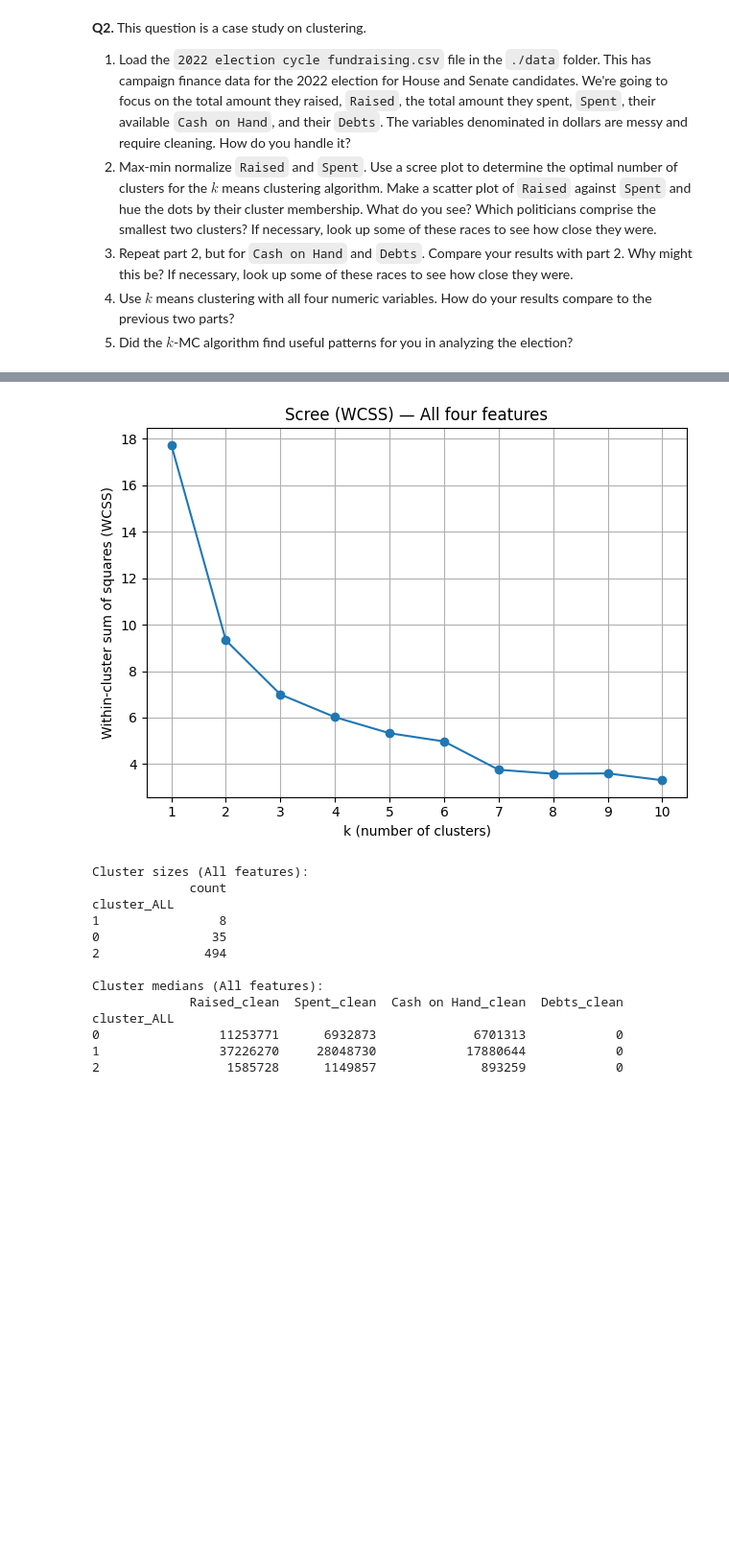
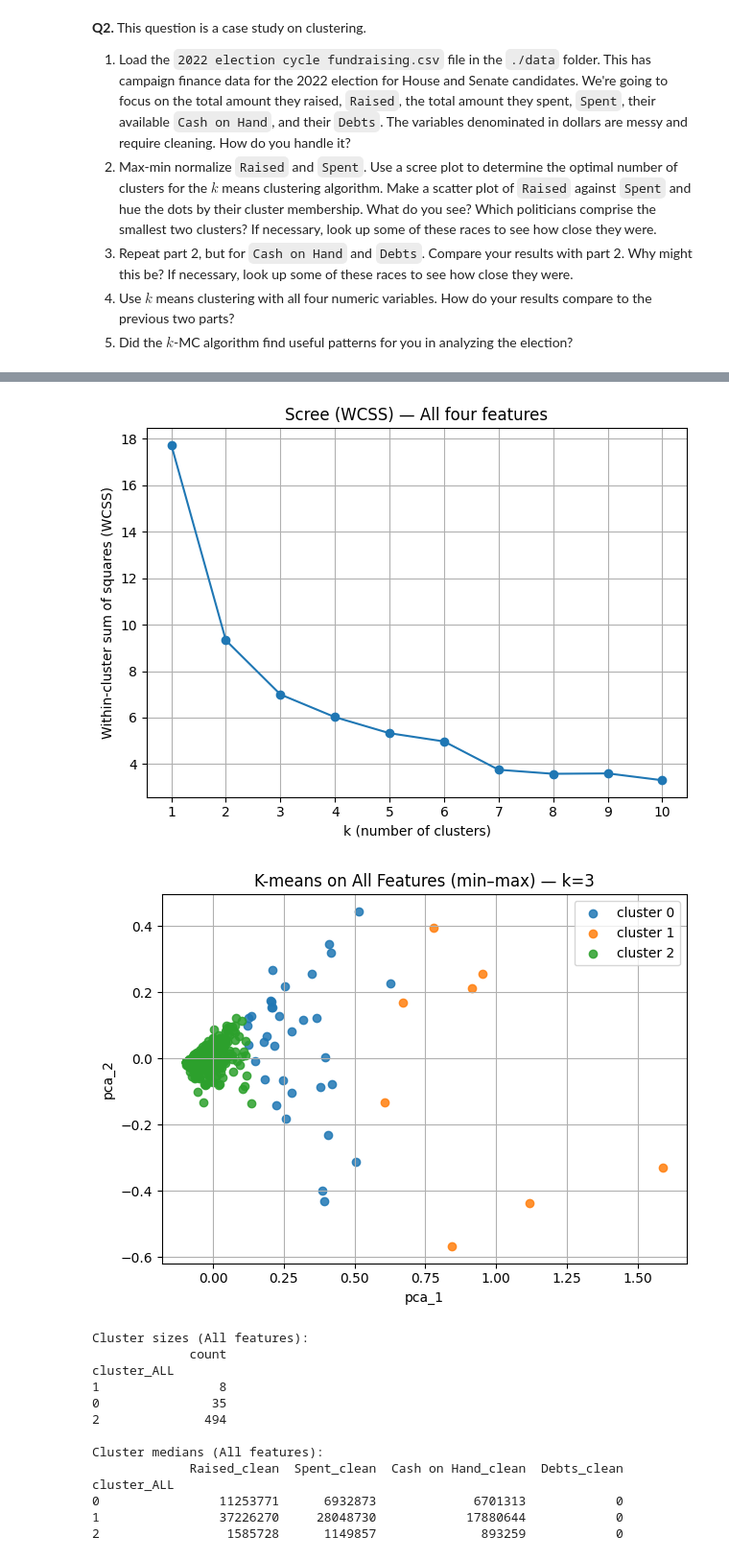
Before and after one commit to shawnmalik1/clustering_assignment, a Jupyter notebook: assignment_clustering.ipynb, the cells around one changed output, grey strips where cells are left out. Shown at 96% size. Cells and saved outputs as stored; diff of their text form; code cells hidden in the pictures; blank space fills up the shorter version.

Commit message:
update k-means plot

```diff
--- a/assignment_clustering.ipynb
+++ b/assignment_clustering.ipynb
@@ -135,6 +135,7 @@ import pandas as pd
 import matplotlib.pyplot as plt
 from sklearn.cluster import KMeans, MiniBatchKMeans
 from sklearn.preprocessing import MinMaxScaler
+from sklearn.decomposition import PCA
 
 path = "./data/2022 election cycle fundraising.csv"
 df = pd.read_csv(path, encoding="utf-8", low_memory=False)
@@ -274,6 +275,11 @@ plot_scree(wcss_all, k_range, "Scree (WCSS) — All four features")
 
 km_all = MiniBatchKMeans(n_clusters=k_all, n_init=10, max_iter=200, batch_size=2048, random_state=123)
 all_df["cluster_ALL"] = km_all.fit_predict(X_all)
+plot_clusters(
+    all_df.assign(pca_1=PCA(n_components=2).fit_transform(X_all)[:,0],
+                  pca_2=PCA(n_components=2).fit_transform(X_all)[:,1]),
+    "pca_1", "pca_2", all_df["cluster_ALL"], k_all, "K-means on All Features (min–max)"
+)
 
 print("Cluster sizes (All features):")
 print(all_df["cluster_ALL"].value_counts().sort_values(ascending=True).to_frame("count"))
@@ -298,33 +304,34 @@ Members of the two smallest clusters:
                  Rand Paul  Republican             Kentucky  Senate      22490627     15865010           0
               Katie Porter  Democratic           California   House      21441693     15946876           0
                Adam Schiff  Democratic           California   House      20993041     13957854           0
             Michael Bennet  Democratic             Colorado  Senate      18086343     13713611           0
              Steve Scalise  Republican            Louisiana   House      17940130     19428130           0
 ... (528 lines left out)
               John Kennedy  Republican            Louisiana  Senate      28119082     18276565           1
                Ron Johnson  Republican            Wisconsin  Senate      27680901     23731653           1
             Kevin McCarthy  Republican           California   House      24791538     22086344           1
               Nancy Pelosi  Democratic           California   House      22216583     21814643           1
 [figure]
 [figure]
 Cluster sizes (Cash/Debt):
             count
 cluster_CD
 1              24
 0             186
 2             327
 
 Members of the two smallest clusters (Cash/Debt):
                   Member      Party         State Chamber  Cash on Hand_clean  Debts_clean  cluster_CD
             Nancy Pelosi Democratic    California   House             6701313            0           0
              Val Demings Democratic       Florida   House             6647641            0           0
              David Trone Democratic      Maryland   House             6206371     13302000           0
 ... (43 lines left out)
          Jennifer Wexton Democratic      Virginia   House             3131151            0           0
                 Andy Kim Democratic    New Jersey   House             3082941            0           0
             Derek Kilmer Democratic    Washington   House             3056589            0           0
             Jamie Raskin Democratic      Maryland   House             3033907            0           0
 [figure]
+[figure, added]
 Cluster sizes (All features):
              count
 cluster_ALL
```
